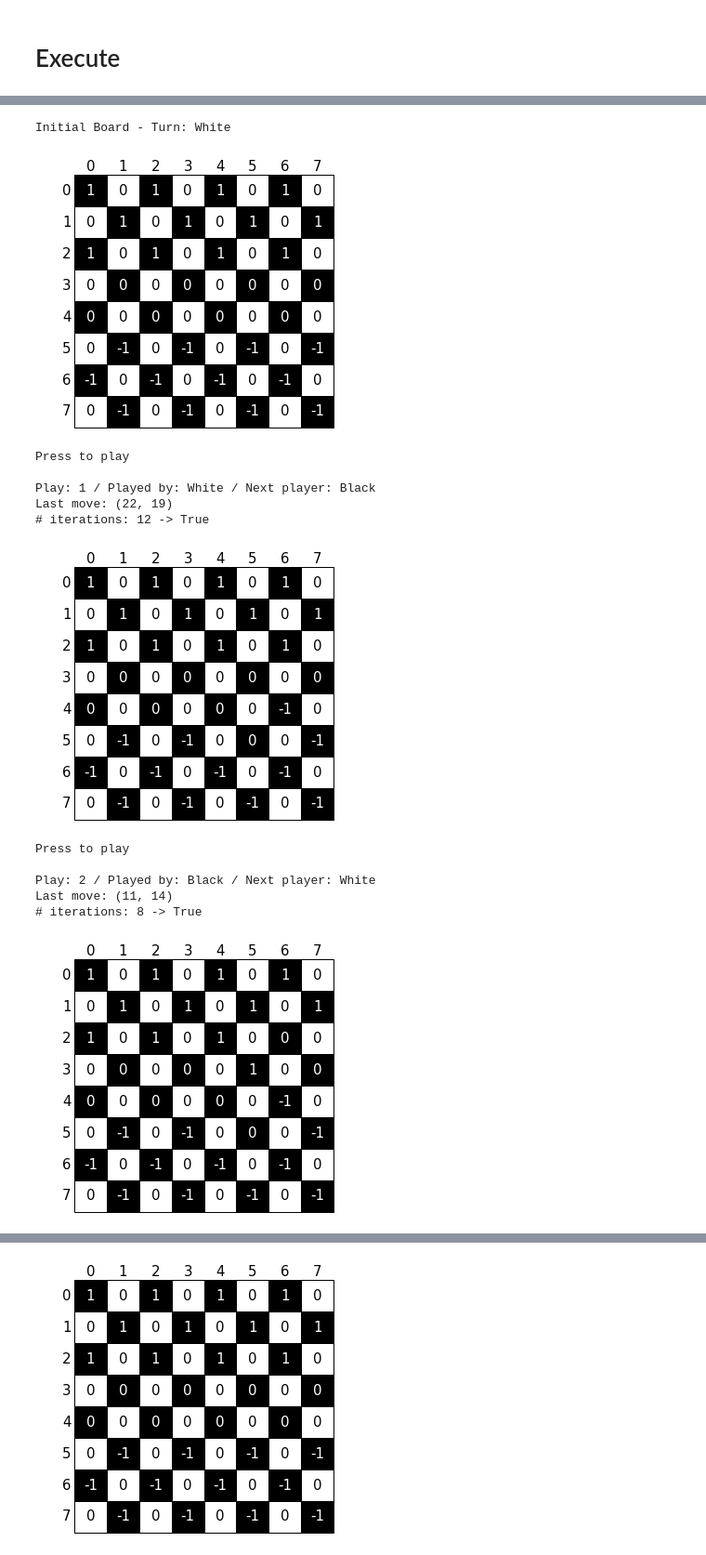
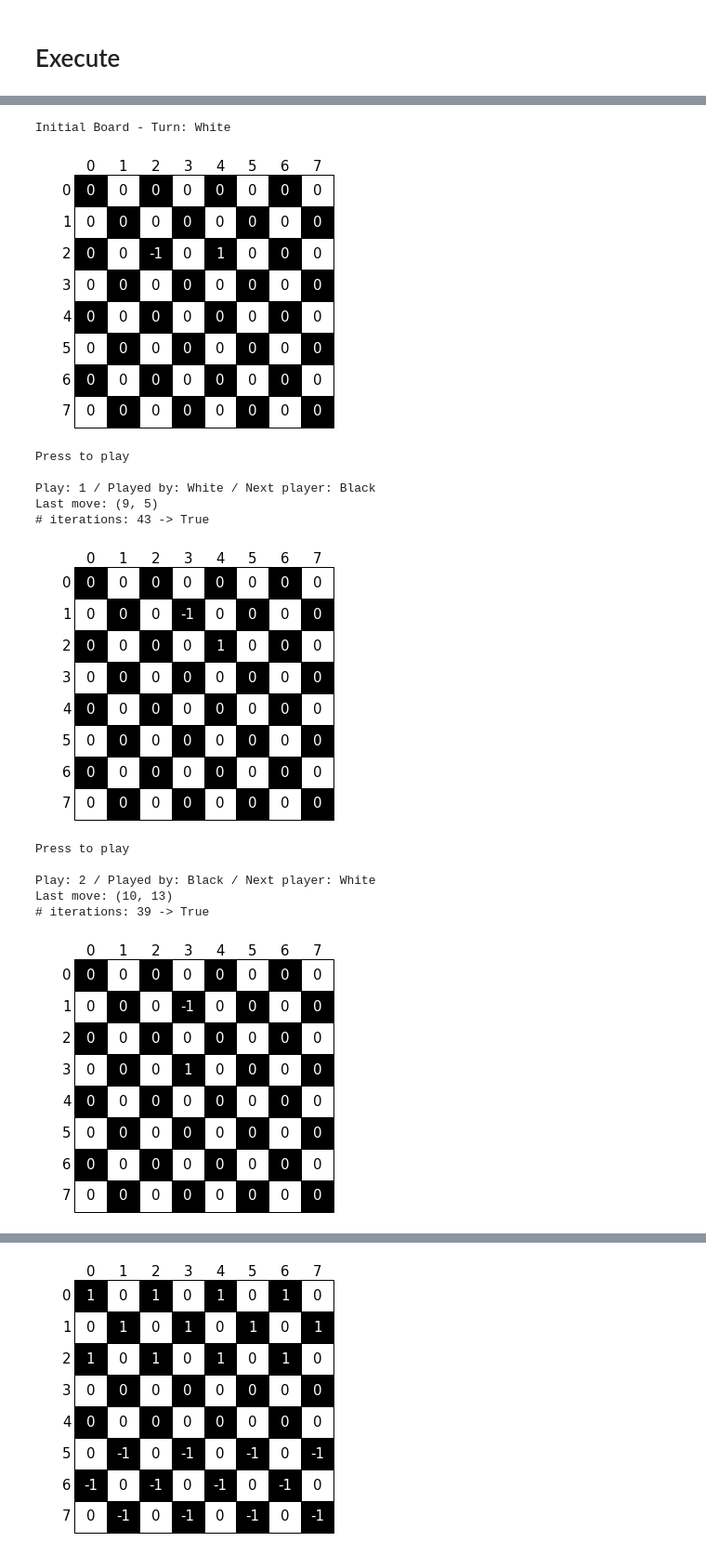
Before and after one commit to federicoschiaffino/Eldo, a Jupyter notebook: Eldo/Eldo_Dama_Italiana.ipynb, the cells around one changed output, grey strips where cells are left out. Shown at 93% size. Drawn from its saved outputs; the diff is of its cells as text; code cells hidden in the pictures.

```diff
--- a/Eldo/Eldo_Dama_Italiana.ipynb
+++ b/Eldo/Eldo_Dama_Italiana.ipynb
@@ -1753,0 +1758,18 @@ def baseline_game(action_space,state):
+# %%
+def winner(state):
+    board = state[0]
+
+    if len(np.where(board > 0)[0]) == 0:
+        return '=> Game over! The winner is White :)'
+
+    elif len(np.where(board < 0)[0]) == 0:
+        return '=> Game over! The winner is Black :)'
+
+    if len(np.where(board > 0)[0]) <= 2:
+        return '=> Game over! The winner is White :)'
+
+    elif len(np.where(board < 0)[0]) <= 2:
+        return '=> Game over! The winner is Black :)'
+
+    else:
+        return 'Something is wrong'
@@ -1777,16 +1803,6 @@ def visualize(state, counter): #state: list (board: np.array, agent: int +1 or -
     brd = checkerboard_plot(cell_colors=('black', 'white'), font_colors=('white', 'black'), ary = ary, fmt = '%d',
                             figsize=(5, 5), fontsize = 15)
     plt.show()
-# %%
-def winner(state):
-    sum_points = np.sum(state[0])# -> sum of board
-    if sum_points > 0:
-        win_color = '=> Game over! The winner is Black :)'
-    elif sum_points < 0:
-        win_color = '=> Game over! The winner is White :)'
-    else:
-        win_color = '=> Game over! No winner this time! :('
-    return win_color
 # %% [markdown]
 # Game
 # %%
@@ -1796,7 +1812,8 @@ def game(action_space, state, counter):  #counter = 1
     print("Initial Board - Turn: White")
     visualize(state,counter) #initial visualization
     t=0
-    for t in range(100):# -> 50 plays
+    turns_without_cap = 0
+    for t in range(1000):# -> 1000 plays
         play_next = input(Fore.WHITE + Back.GREEN +'Press to play ' + Style.RESET_ALL)
         print()
         if state[1] > 0: #it provides the player for the active move
@@ -1809,6 +1826,18 @@ def game(action_space, state, counter):  #counter = 1
             print(f"Play: {counter} / Played by: {player} / Next player: {next_player}")#display active play
         counter = t+2
         state = baseline_game(action_space,state)#[board,agent] #state = list [board = np.array, agent = integer]
+
+        if len(state) == 4:
+            if state[3] != 0:
+                turns_without_cap += 1
+        else:
+            turns_without_cap = 0
+
+        if turns_without_cap >= 50:
+            return "It's a draw!"
+
+        if state[2] == False:
+            return winner([state[0], state[1]])
         visualize(state,counter)
     print()
     print(winner(state))
@@ -1826,20 +1851,20 @@ len(np.where(bb > 0)[0])
 # %%
-game(action_space, state ,counter) #test game
+game(action_space, [bb, -1] ,counter) #test game
 # %% [output]
 Initial Board - Turn: White
-[figure, old version]
+[figure, new version]
 Press to play
 
 Play: 1 / Played by: White / Next player: Black
-Last move: (22, 19)
-# iterations: 12 -> True
+Last move: (9, 5)
+# iterations: 43 -> True
-[figure, old version]
+[figure, new version]
 Press to play
 
 Play: 2 / Played by: Black / Next player: White
-Last move: (11, 14)
-# iterations: 8 -> True
+Last move: (10, 13)
+# iterations: 39 -> True
-[figure, old version]
+[figure, new version]
 Press to play
 
 Play: 3 / Played by: White / Next player: Black
```
Also changed, not shown: parts of 12 cells of this notebook.
